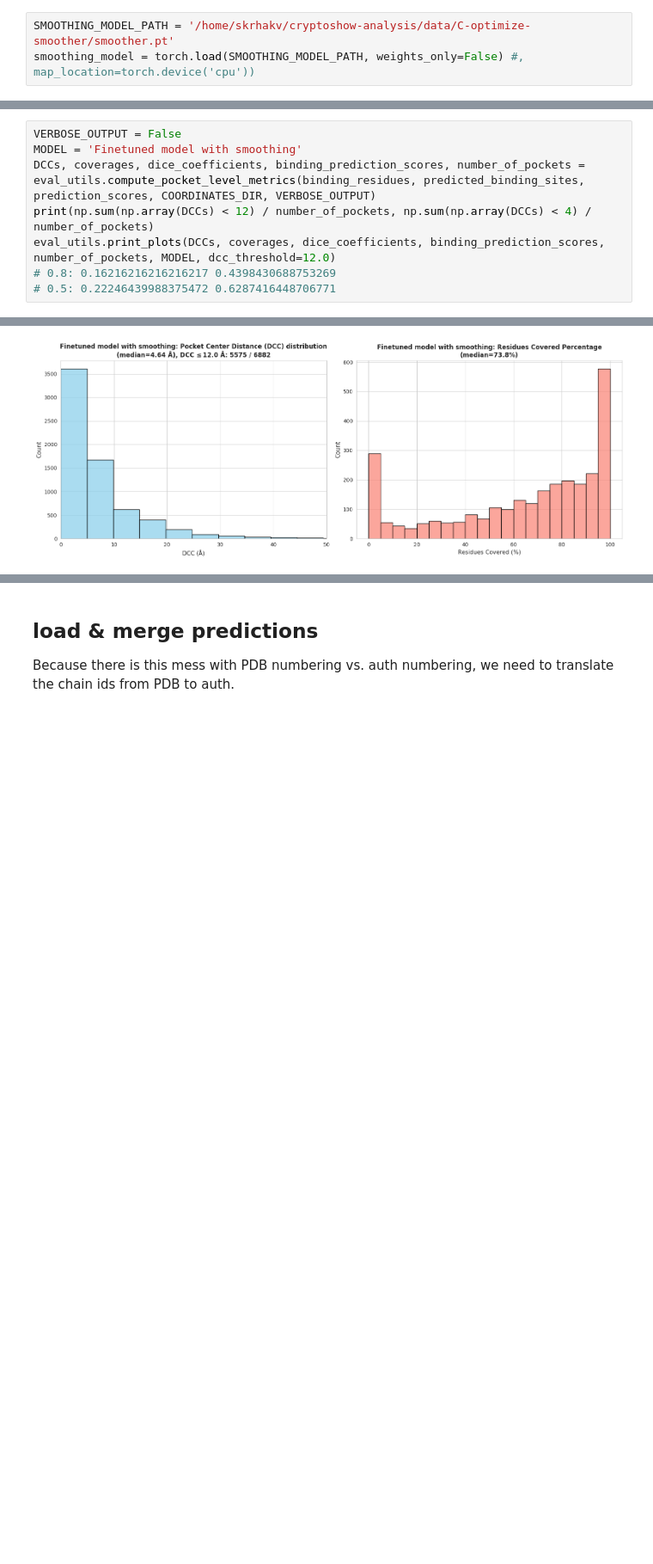
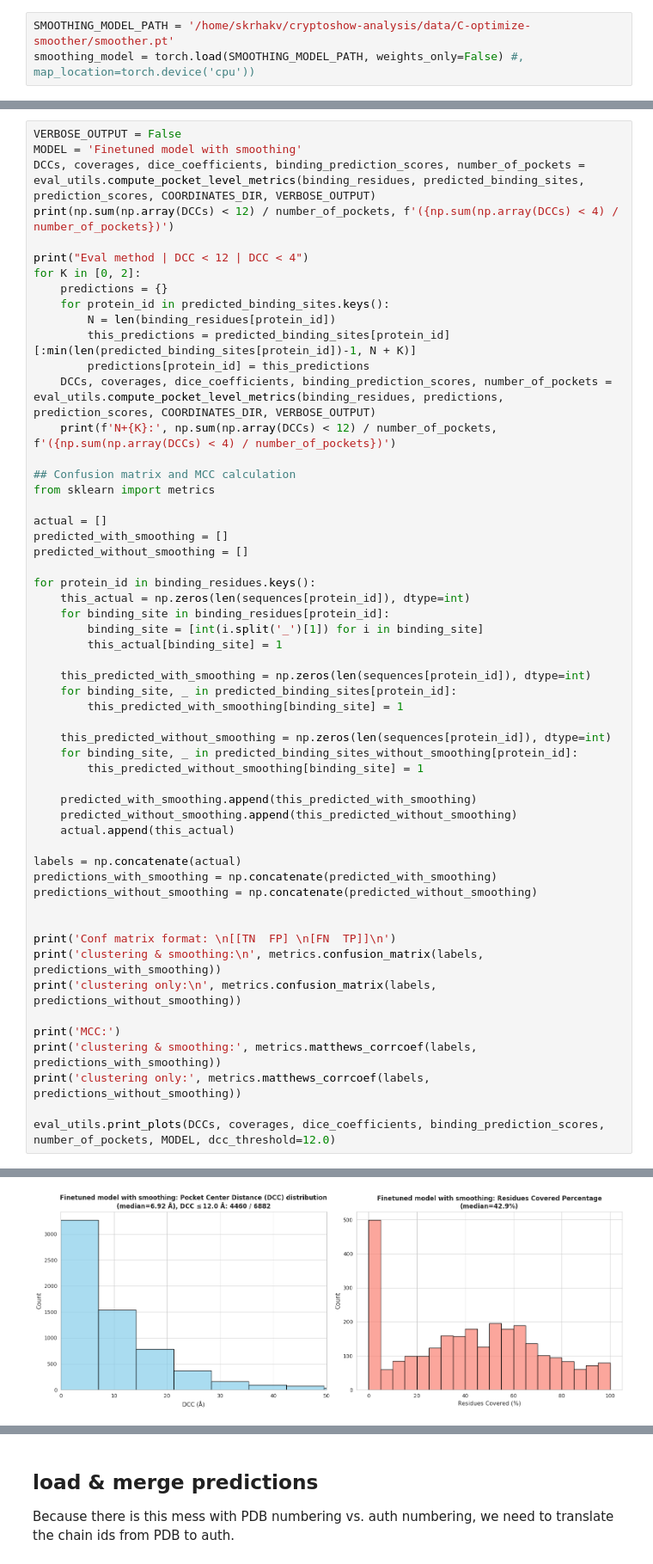
Before and after one commit to skrhakv/seq2pocket, a Jupyter notebook: src/E-regular-binding-site-predictor/evaluation/pocket-level-evaluation.ipynb, the cells around one changed output, grey strips where cells are left out. Shown at 86% size. Cells and saved outputs as stored; diff of their text form; blank space fills up the shorter version.

Commit message:
decide final clustering parameters, cleanup pocket-level-estimation.ipynb

```diff
--- a/src/E-regular-binding-site-predictor/evaluation/pocket-level-evaluation.ipynb
+++ b/src/E-regular-binding-site-predictor/evaluation/pocket-level-evaluation.ipynb
@@ -352,8 +113,55 @@ if not PRECALCULATED:
 VERBOSE_OUTPUT = False
 MODEL = 'Finetuned model with smoothing'
 DCCs, coverages, dice_coefficients, binding_prediction_scores, number_of_pockets = eval_utils.compute_pocket_level_metrics(binding_residues, predicted_binding_sites, prediction_scores, COORDINATES_DIR, VERBOSE_OUTPUT)
-print(np.sum(np.array(DCCs) < 12) / number_of_pockets, np.sum(np.array(DCCs) < 4) / number_of_pockets)
+print(np.sum(np.array(DCCs) < 12) / number_of_pockets, f'({np.sum(np.array(DCCs) < 4) / number_of_pockets})')
+
+print("Eval method | DCC < 12 | DCC < 4")
+for K in [0, 2]:
+    predictions = {}
+    for protein_id in predicted_binding_sites.keys():
+        N = len(binding_residues[protein_id])
+        this_predictions = predicted_binding_sites[protein_id][:min(len(predicted_binding_sites[protein_id])-1, N + K)]
+        predictions[protein_id] = this_predictions
+    DCCs, coverages, dice_coefficients, binding_prediction_scores, number_of_pockets = eval_utils.compute_pocket_level_metrics(binding_residues, predictions, prediction_scores, COORDINATES_DIR, VERBOSE_OUTPUT)
+    print(f'N+{K}:', np.sum(np.array(DCCs) < 12) / number_of_pockets, f'({np.sum(np.array(DCCs) < 4) / number_of_pockets})')
+
+## Confusion matrix and MCC calculation
+from sklearn import metrics
+
+actual = []
+predicted_with_smoothing = []
+predicted_without_smoothing = []
+
+for protein_id in binding_residues.keys():
+    this_actual = np.zeros(len(sequences[protein_id]), dtype=int)
+    for binding_site in binding_residues[protein_id]:
+        binding_site = [int(i.split('_')[1]) for i in binding_site]
+        this_actual[binding_site] = 1
+
+    this_predicted_with_smoothing = np.zeros(len(sequences[protein_id]), dtype=int)
+    for binding_site, _ in predicted_binding_sites[protein_id]:
+        this_predicted_with_smoothing[binding_site] = 1
+
+    this_predicted_without_smoothing = np.zeros(len(sequences[protein_id]), dtype=int)
+    for binding_site, _ in predicted_binding_sites_without_smoothing[protein_id]:
+        this_predicted_without_smoothing[binding_site] = 1
+
+    predicted_with_smoothing.append(this_predicted_with_smoothing)
+    predicted_without_smoothing.append(this_predicted_without_smoothing)
+    actual.append(this_actual)
+
+labels = np.concatenate(actual)
+predictions_with_smoothing = np.concatenate(predicted_with_smoothing)
+predictions_without_smoothing = np.concatenate(predicted_without_smoothing)
+
+
+print('Conf matrix format: \n[[TN  FP] \n[FN  TP]]\n')
+print('clustering & smoothing:\n', metrics.confusion_matrix(labels, predictions_with_smoothing))
+print('clustering only:\n', metrics.confusion_matrix(labels, predictions_without_smoothing))
+
+print('MCC:')
+print('clustering & smoothing:', metrics.matthews_corrcoef(labels, predictions_with_smoothing))
+print('clustering only:', metrics.matthews_corrcoef(labels, predictions_without_smoothing))
+
 eval_utils.print_plots(DCCs, coverages, dice_coefficients, binding_prediction_scores, number_of_pockets, MODEL, dcc_threshold=12.0)
-# 0.8: 0.16216216216216217 0.4398430688753269
-# 0.5: 0.22246439988375472 0.6287416448706771
 # %% [output]
@@ -361 +185 @@ eval_utils.print_plots(DCCs, coverages, dice_coefficients, binding_prediction_sc
-[figure, old version]
+[figure, new version]
```
Also changed, not shown: parts of 19 cells of this notebook, 1 other file.
